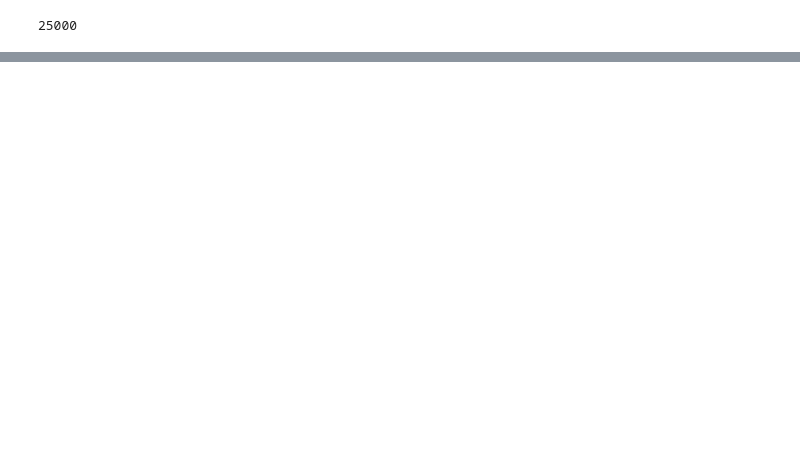
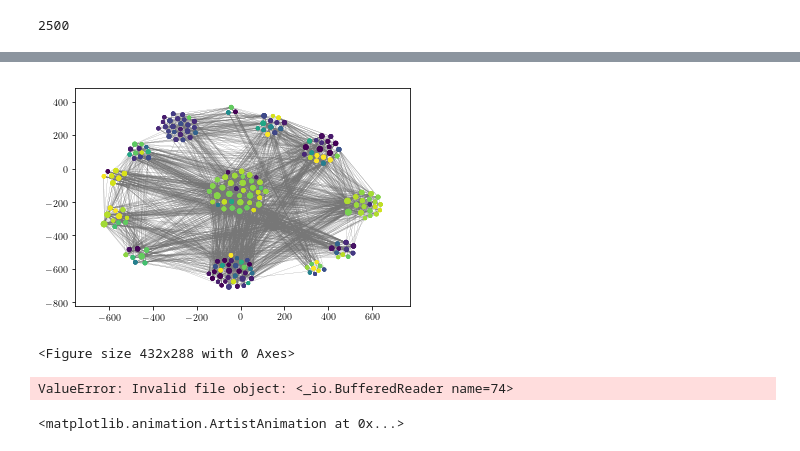
Before and after one commit to henmitch/chimera-2019, a Jupyter notebook: code/python/conversion/make_plot.ipynb, the cells around one changed output, grey strips where cells are left out. Saved outputs shown, nothing was run; the diff lists cells and outputs as text; code cells hidden in the pictures; blank space fills up the shorter version.

```diff
--- a/code/python/conversion/make_plot.ipynb
+++ b/code/python/conversion/make_plot.ipynb
@@ -5,2 +7,3 @@ import numpy as np
 # %%
-G = nx.read_gexf("0.608-0.267.gexf", version="1.2draft")
+%%time
+G = nx.read_gexf("0.058-0.010.gexf", version="1.2draft")
@@ -13,16 +19,14 @@ keys = [G.nodes[i].keys() for i in G.nodes]
 # %%
 len(G.nodes["0"]["potential"])
 # %% [output]
-25000
+2500
-# %%
-t = 0
 # %%
-potentials = np.array([G.nodes[i]["potential"][t][0] for i in G.nodes])
-nx.draw_networkx(G, pos=pos, node_size=node_size, arrowsize=1, width=0.05,
-                 edge_color="#777777", node_color=potentials, with_labels=False,
-                 vmin=-np.pi, vmax=np.pi)
-
-plt.xticks([])
-plt.yticks([])
-#     plt.savefig(f"animated/{t:04}.png", dpi=700)
+%%time
+ims = []
+for t in range(len(G.nodes["0"]["potential"][:4])):
+    potentials = np.array([G.nodes[i]["potential"][t][0] for i in G.nodes])
+    nx.draw_networkx(G, pos=pos, node_size=1.5*node_size, arrowsize=1, width=0.05,
+                     edge_color="#777777", node_color=potentials, with_labels=False,
+                     vmin=-1, vmax=1, animated=True)
+    ims.append([plt.gca()])
 # %% [output]
@@ -29,0 +35,14 @@ NameError: name 't' is not defined
+[figure, added]
+# %%
+ani = anim.ArtistAnimation(plt.gcf(), ims, interval=50, blit=True,
+                           repeat_delay=1000)
+# %% [output]
+<Figure size 432x288 with 0 Axes>
+# %%
+ani.save("test.gif")
+# %% [output]
+ValueError: Invalid file object: <_io.BufferedReader name=74>
+# %%
+ani
+# %% [output]
+<matplotlib.animation.ArtistAnimation at 0x...>
```
Also changed, not shown: parts of 3 cells of this notebook, 7 other files.
